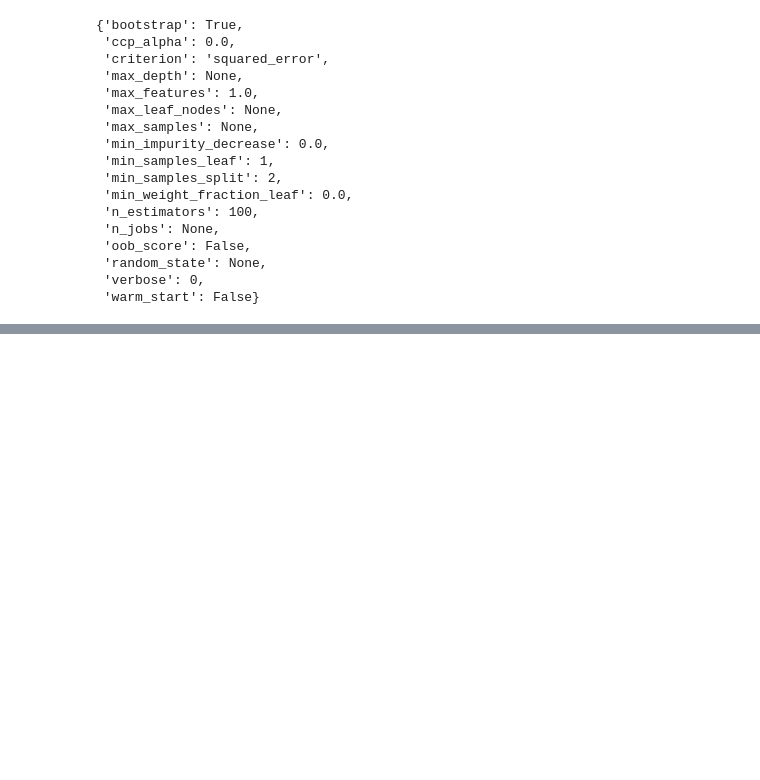
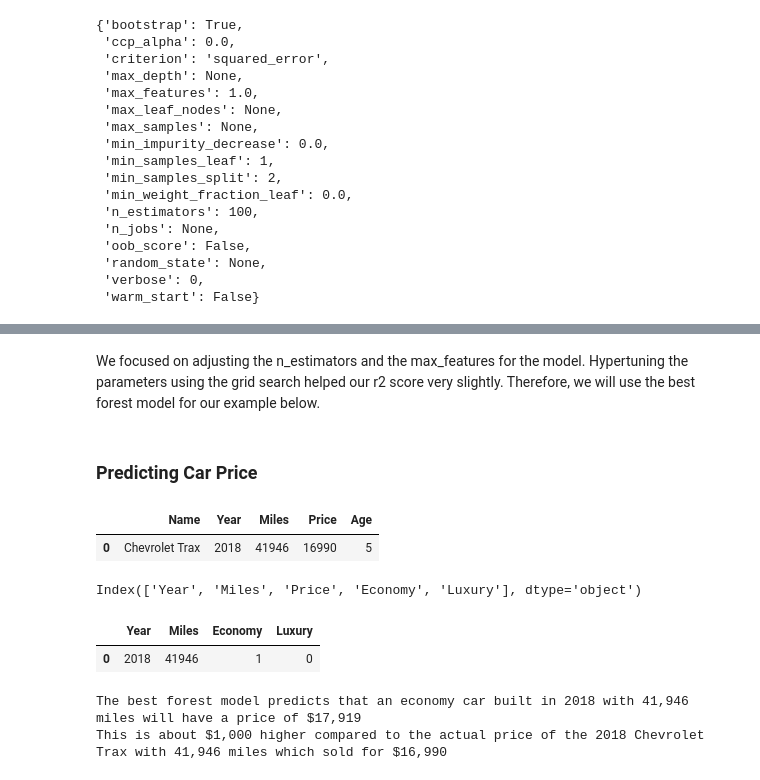
Before and after one commit to dylanjones248/Data-Science-Portfolio, a Jupyter notebook: Carvana Price Predictor.ipynb, the cells around one changed output, grey strips where cells are left out. Cells and saved outputs as stored; diff of their text form; code cells hidden in the pictures; blank space fills up the shorter version.

```diff
--- a/Carvana Price Predictor.ipynb
+++ b/Carvana Price Predictor.ipynb
@@ -655,0 +686,31 @@ best_forest.score(X_test, y_test)
+# %% [markdown]
+We focused on adjusting the n_estimators and the max_features for the model. Hypertuning the parameters using the grid search helped our r2 score very slightly. Therefore, we will use the best forest model for our example below.
+# %% [markdown]
+### Predicting Car Price
+# %%
+# Let's see what are model predicts will be the price of this Chevrolet Trax
+car_data.head(1)
+# %% [output]
+|  | Name | Year | Miles | Price | Age |
+| 0 | Chevrolet Trax | 2018 | 41946 | 16990 | 5 |
+# %%
+car_data_pred.columns
+# %% [output]
+Index(['Year', 'Miles', 'Price', 'Economy', 'Luxury'], dtype='object')
+# %%
+# Create a single entry dataframe that matches the characteristics of the Chevrolet Trax above
+data = {'Year': 2018, 'Miles': 41946, 'Economy': 1, 'Luxury': 0}
+index = [0]
+test_model = pd.DataFrame(data, index)
+test_model
+# %% [output]
+|  | Year | Miles | Economy | Luxury |
+| 0 | 2018 | 41946 | 1 | 0 |
+# %%
+# Plug the variables into the best_forest model
+test_pred = best_forest.predict(test_model)
+print("The best forest model predicts that an economy car built in 2018 with 41,946 miles will have a price of", '${:,.0f}'.format(test_pred[0]))
+print("This is about $1,000 higher compared to the actual price of the 2018 Chevrolet Trax with 41,946 miles which sold for", '${:,.0f}'.format(car_data['Price'].iloc[0]))
+# %% [output]
+The best forest model predicts that an economy car built in 2018 with 41,946 miles will have a price of $17,919
+This is about $1,000 higher compared to the actual price of the 2018 Chevrolet Trax with 41,946 miles which sold for $16,990
```
Also changed, not shown: parts of 15 cells of this notebook.
